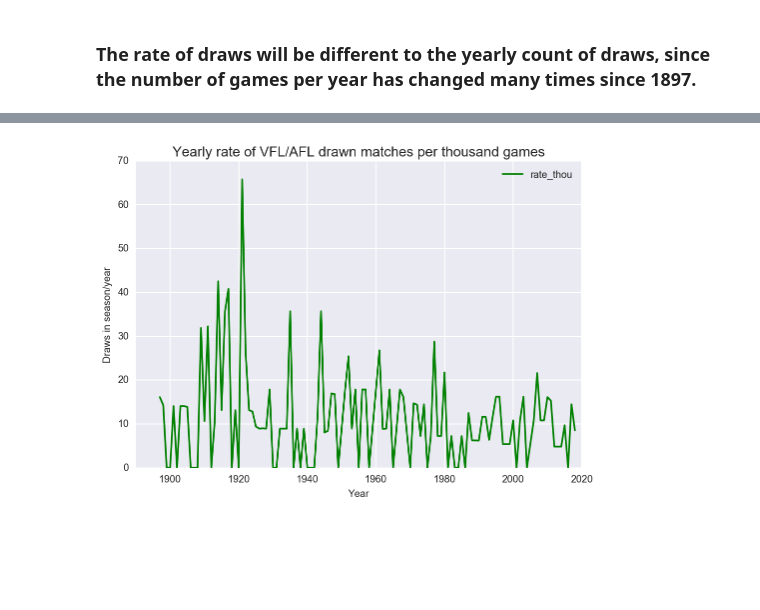
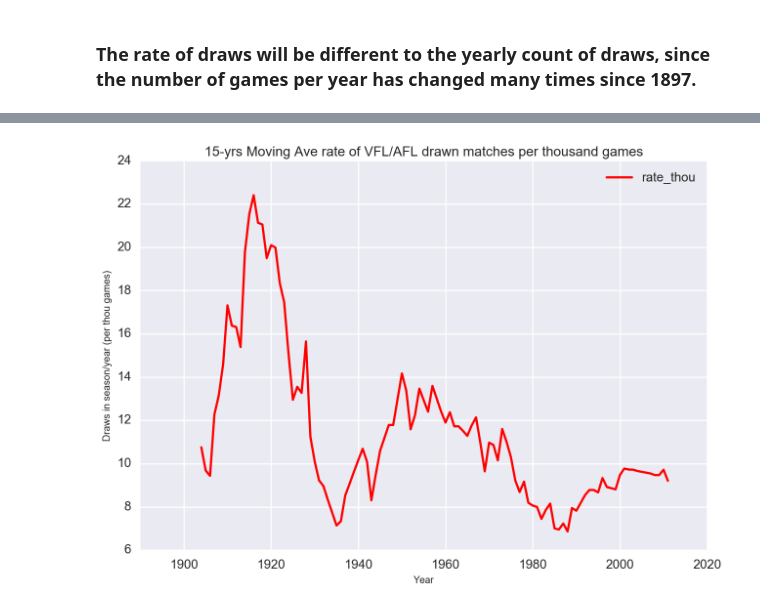
Before and after one commit to stevegabriel1/afl_explore, a Jupyter notebook: afl_draws_exploration.ipynb, the cells around one changed output, grey strips where cells are left out. Saved outputs shown, nothing was run; the diff lists cells and outputs as text; code cells hidden in the pictures; blank space fills up the shorter version.

Commit message:
MA chart added

```diff
--- a/afl_draws_exploration.ipynb
+++ b/afl_draws_exploration.ipynb
@@ -133,3 +133,12 @@ plt.show()
 ### The rate of draws will be different to the yearly count of draws, since the number of games per year has changed many times since 1897.
 # %%
 yrdraws['rate_thou'] = yrdraws['draws_all']*1000/yrdraws['game']
+# %%
+# The four preset contexts, in order of relative size, are paper, notebook, talk, and poster. The notebook style is the default, and was used in the plots above.
+sns.set_style("darkgrid")
+sns.set_context("talk")
+yrdraws.plot(kind = 'line', x = 'year', y = 'rate_thou', color = 'green',xlim = [1890,2020])
+plt.xlabel('Year',fontsize=10)
+plt.ylabel('Draws in season/year (per thou games)', fontsize=10)
+plt.title('Yearly rate of VFL/AFL drawn matches per thousand games', fontsize=14)
+plt.show()
@@ -135,0 +147,6 @@ yrdraws['rate_thou'] = yrdraws['draws_all']*1000/yrdraws['game']
+# %%
+import numpy as np
+sns.set(style='darkgrid', context='talk', palette='Dark2')
+# %%
+draws_rolling = yrdraws.rolling(window=15).mean()
+draws_rolling.tail()
@@ -136,9 +160,10 @@ yrdraws['rate_thou'] = yrdraws['draws_all']*1000/yrdraws['game']
 # %%
 sns.set_style("darkgrid")
-yrdraws.plot(kind = 'line', x = 'year', y = 'rate_thou', color = 'green',xlim = [1890,2020])
+sns.set_context("talk")
+draws_rolling.plot(kind = 'line', x = 'year', y = 'rate_thou', color = 'red',xlim = [1890,2020])
 plt.xlabel('Year',fontsize=10)
-plt.ylabel('Draws in season/year', fontsize=10)
-plt.title('Yearly rate of VFL/AFL drawn matches per thousand games', fontsize=14)
+plt.ylabel('Draws in season/year (per thou games)', fontsize=10)
+plt.title('15-yrs Moving Ave rate of VFL/AFL drawn matches per thousand games', fontsize=14)
 plt.show()
 # %% [output]
-[figure, old version]
+[figure, new version]
```
Also changed, not shown: parts of 2 cells of this notebook.
